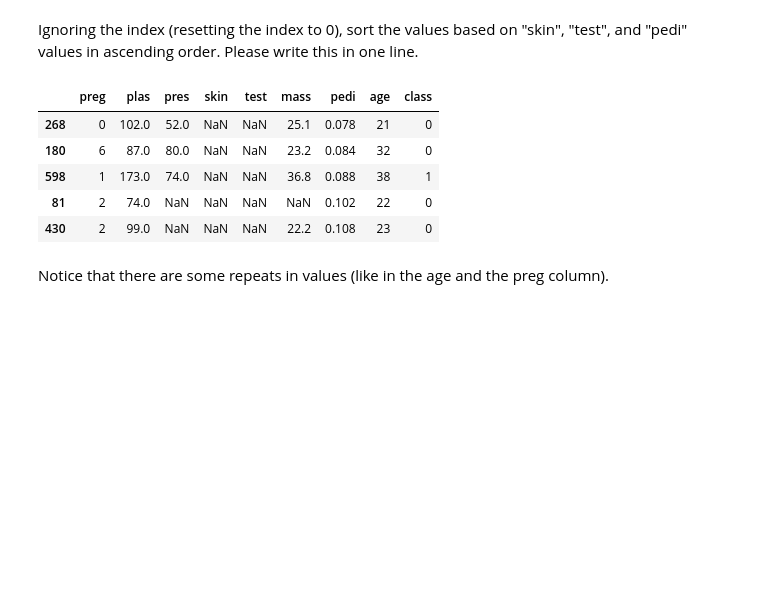
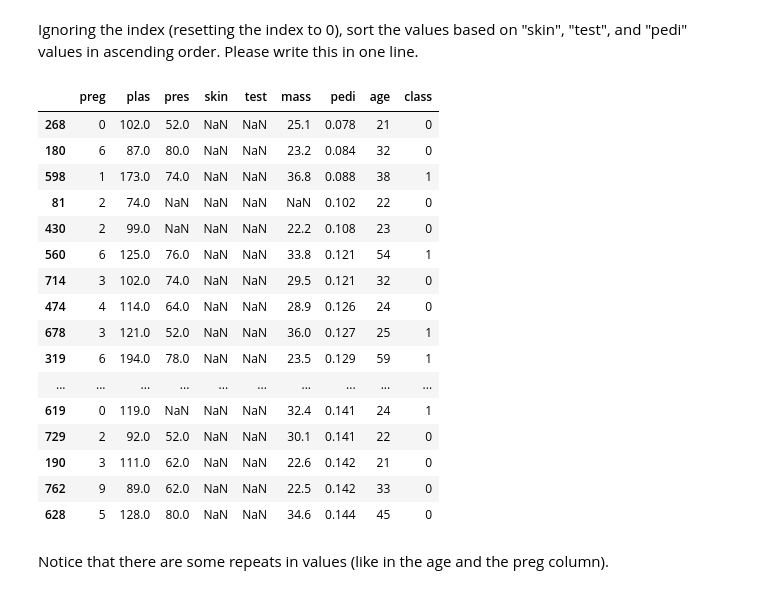
Before and after one commit to anaaparamesh/Week1_Public, a Jupyter notebook: Notebooks/02_Pandas_and_Matplotlib/Pandas_Exercise.ipynb, the cells around one changed output. Drawn from its saved outputs; the diff is of its cells as text; code cells hidden in the pictures; blank space fills up the shorter version.

```diff
--- a/Notebooks/02_Pandas_and_Matplotlib/Pandas_Exercise.ipynb
+++ b/Notebooks/02_Pandas_and_Matplotlib/Pandas_Exercise.ipynb
@@ -174,14 +174,25 @@ Ignoring the index (resetting the index to 0), sort the values based on "skin",
 # %%
 # write code here
 sample = data.sort_values(by=['skin', 'test', 'pedi'], ascending=True, na_position='first')
-sample.head()
+sample.head(20)
 # %% [output]
 |  | preg | plas | pres | skin | test | mass | pedi | age | class |
 | 268 | 0 | 102.0 | 52.0 | NaN | NaN | 25.1 | 0.078 | 21 | 0 |
 | 180 | 6 | 87.0 | 80.0 | NaN | NaN | 23.2 | 0.084 | 32 | 0 |
 | 598 | 1 | 173.0 | 74.0 | NaN | NaN | 36.8 | 0.088 | 38 | 1 |
 | 81 | 2 | 74.0 | NaN | NaN | NaN | NaN | 0.102 | 22 | 0 |
 | 430 | 2 | 99.0 | NaN | NaN | NaN | 22.2 | 0.108 | 23 | 0 |
+| 560 | 6 | 125.0 | 76.0 | NaN | NaN | 33.8 | 0.121 | 54 | 1 |
+| 714 | 3 | 102.0 | 74.0 | NaN | NaN | 29.5 | 0.121 | 32 | 0 |
+| 474 | 4 | 114.0 | 64.0 | NaN | NaN | 28.9 | 0.126 | 24 | 0 |
+| 678 | 3 | 121.0 | 52.0 | NaN | NaN | 36.0 | 0.127 | 25 | 1 |
+| 319 | 6 | 194.0 | 78.0 | NaN | NaN | 23.5 | 0.129 | 59 | 1 |
+| ... | ... | ... | ... | ... | ... | ... | ... | ... | ... |
+| 619 | 0 | 119.0 | NaN | NaN | NaN | 32.4 | 0.141 | 24 | 1 |
+| 729 | 2 | 92.0 | 52.0 | NaN | NaN | 30.1 | 0.141 | 22 | 0 |
+| 190 | 3 | 111.0 | 62.0 | NaN | NaN | 22.6 | 0.142 | 21 | 0 |
+| 762 | 9 | 89.0 | 62.0 | NaN | NaN | 22.5 | 0.142 | 33 | 0 |
+| 628 | 5 | 128.0 | 80.0 | NaN | NaN | 34.6 | 0.144 | 45 | 0 |
 # %% [markdown]
 Notice that there are some repeats in values (like in the age and the preg column).
 # %% [markdown]
```
Also changed, not shown: parts of 4 cells of this notebook.
